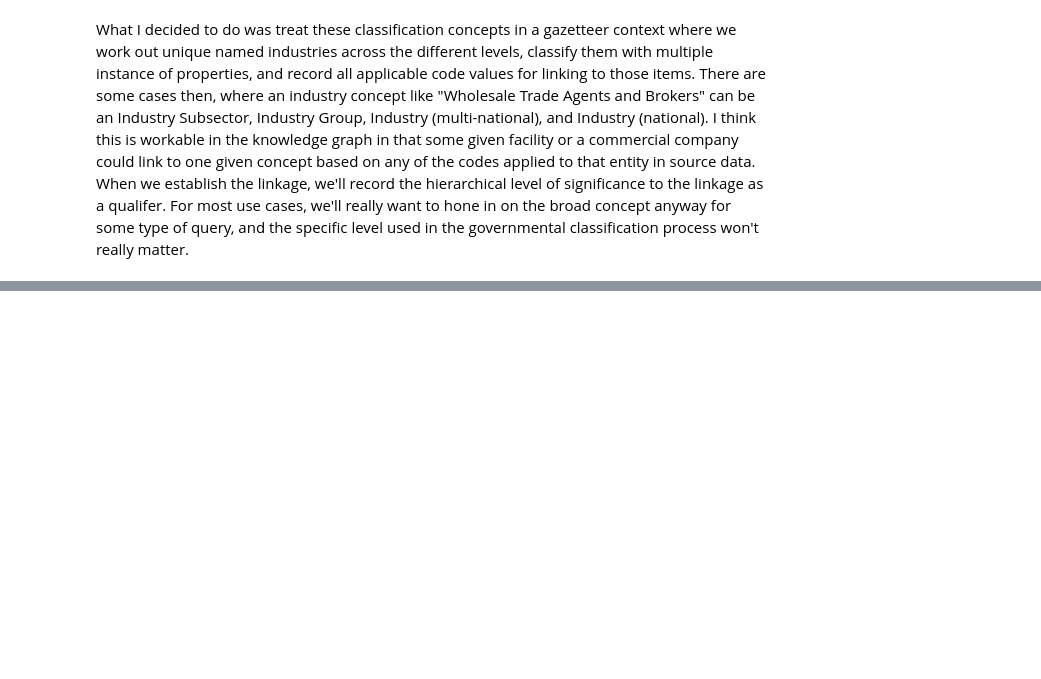
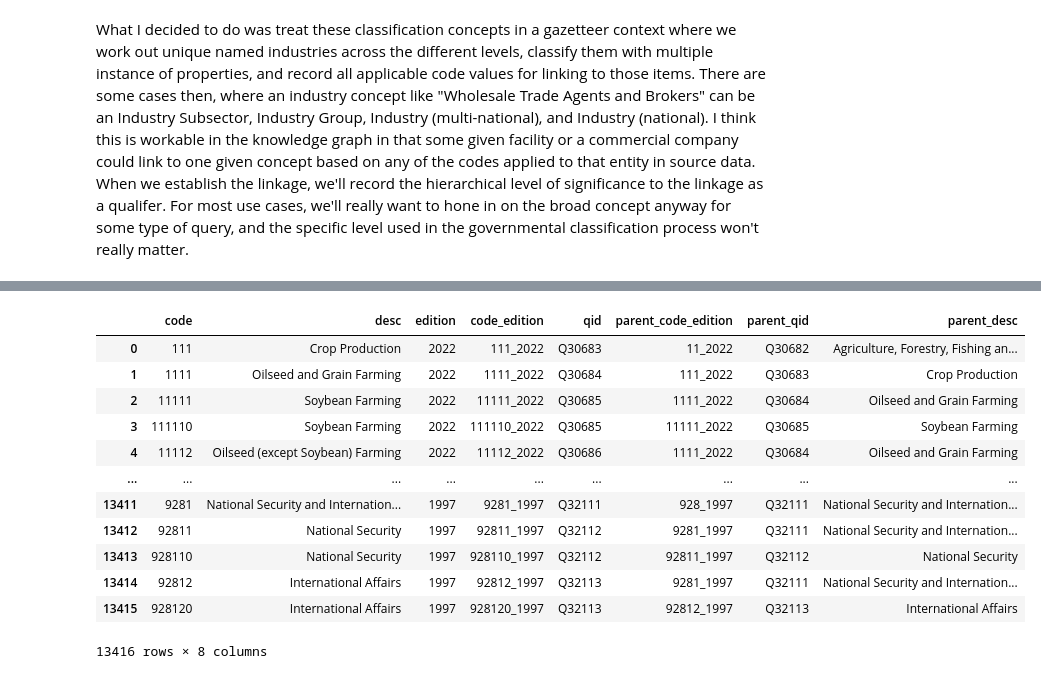
Before and after one commit to skybristol/eew-edgi, a Jupyter notebook: notebooks/NAICS Classification.ipynb, the cells around one changed output, grey strips where cells are left out. Drawn from its saved outputs; the diff is of its cells as text; code cells hidden in the pictures; blank space fills up the shorter version.

Commit message:
Reworked NAICS classification

```diff
--- a/notebooks/NAICS Classification.ipynb
+++ b/notebooks/NAICS Classification.ipynb
@@ -221,0 +11,2 @@ Created in <span style='font-weight:600;margin-left:4px;'>Deepnote</span></a>
+# %%
+eew = WikibaseConnection('EEW')
@@ -221,0 +96,3 @@ Created in <span style='font-weight:600;margin-left:4px;'>Deepnote</span></a>
+# %%
+naics_1997 = pd.read_parquet('datacache/NAICS_1997.parquet')
+naics_1997['edition'] = '1997'
@@ -221,0 +107,13 @@ Created in <span style='font-weight:600;margin-left:4px;'>Deepnote</span></a>
+# %%
+naics_all = pd.concat([
+    naics_2022[["code","desc","edition"]],
+    naics_2017[["code","desc","edition"]],
+    naics_2012[["code","desc","edition"]],
+    naics_2007[["code","desc","edition"]],
+    naics_2002[["code","desc","edition"]],
+    naics_1997[["code","desc","edition"]]
+]).dropna()
+
+naics_all["code"] = naics_all.code.astype(str)
+naics_all["desc"] = naics_all.desc.apply(lambda x: x.strip())
+naics_all["code_edition"] = naics_all.apply(lambda x: f'{x.code}_{x.edition}', axis=1)
@@ -221,0 +199,40 @@ Created in <span style='font-weight:600;margin-left:4px;'>Deepnote</span></a>
+# %%
+wb_naics_items = pd.merge(
+    left=naics_all,
+    right=pd.DataFrame(wb_naics),
+    how="left",
+    on="desc"
+)
+wb_naics_items["parent_code_edition"] = wb_naics_items.apply(
+    lambda x: f"{x.code[:len(x.code)-1]}_{x.edition}" if len(x.code) > 2 else None,
+    axis=1
+)
+
+parent_lookup = wb_naics_items[["code_edition","qid","desc"]].rename(columns={
+    "code_edition": "parent_code_edition",
+    "qid": "parent_qid",
+    "desc": "parent_desc"
+}).reset_index(drop=True)
+
+wb_naics_items_parents = pd.merge(
+    left=wb_naics_items[wb_naics_items.parent_code_edition.notnull()],
+    right=parent_lookup,
+    how="left",
+    on="parent_code_edition"
+)
+# %%
+wb_naics_items_parents
+# %% [output]
+|  | code | desc | edition | code_edition | qid | parent_code_edition | parent_qid | parent_desc |
+| 0 | 111 | Crop Production | 2022 | 111_2022 | Q30683 | 11_2022 | Q30682 | Agriculture, Forestry, Fishing an... |
+| 1 | 1111 | Oilseed and Grain Farming | 2022 | 1111_2022 | Q30684 | 111_2022 | Q30683 | Crop Production |
+| 2 | 11111 | Soybean Farming | 2022 | 11111_2022 | Q30685 | 1111_2022 | Q30684 | Oilseed and Grain Farming |
+| 3 | 111110 | Soybean Farming | 2022 | 111110_2022 | Q30685 | 11111_2022 | Q30685 | Soybean Farming |
+| 4 | 11112 | Oilseed (except Soybean) Farming | 2022 | 11112_2022 | Q30686 | 1111_2022 | Q30684 | Oilseed and Grain Farming |
+| ... | ... | ... | ... | ... | ... | ... | ... | ... |
+| 13411 | 9281 | National Security and Internation... | 1997 | 9281_1997 | Q32111 | 928_1997 | Q32111 | National Security and Internation... |
+| 13412 | 92811 | National Security | 1997 | 92811_1997 | Q32112 | 9281_1997 | Q32111 | National Security and Internation... |
+| 13413 | 928110 | National Security | 1997 | 928110_1997 | Q32112 | 92811_1997 | Q32112 | National Security |
+| 13414 | 92812 | International Affairs | 1997 | 92812_1997 | Q32113 | 9281_1997 | Q32111 | National Security and Internation... |
+| 13415 | 928120 | International Affairs | 1997 | 928120_1997 | Q32113 | 92812_1997 | Q32113 | International Affairs |
+13416 rows × 8 columns
```
Also changed, not shown: parts of 24 cells of this notebook, 2 other files.
